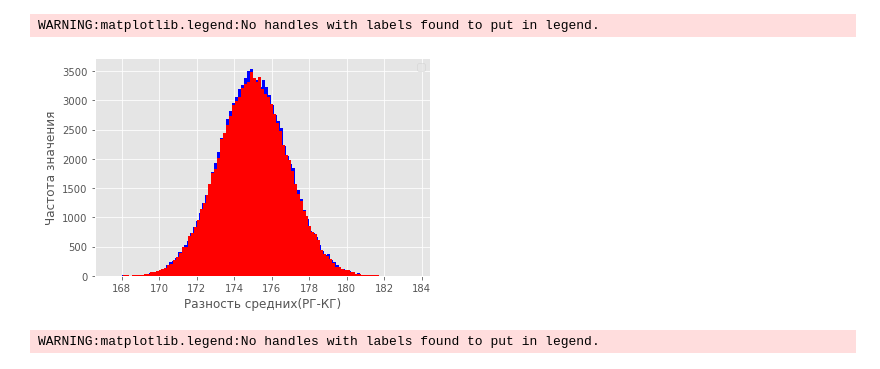
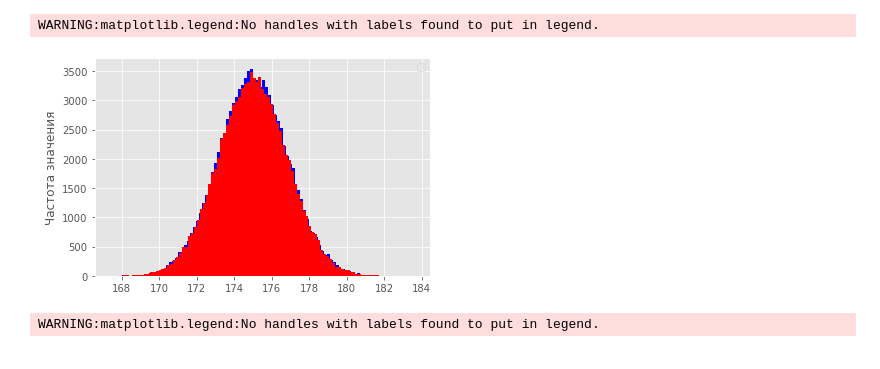
Before and after one commit to educauchy/abacus, a Jupyter notebook: notebooks/cuped_demo.ipynb, the cells around one changed output. Cells and saved outputs as stored; diff of their text form; code cells hidden in the pictures.

```diff
--- a/notebooks/cuped_demo.ipynb
+++ b/notebooks/cuped_demo.ipynb
@@ -49,17 +45,16 @@ ab_test1 = ab_test.cuped()
 # %%
 import matplotlib.pyplot as plt
 
 plt.hist(ab_test1.params.data_params.treatment, bins = 100, color="blue")
 plt.hist(ab_test1.params.data_params.control, bins=100, color="red")
 
 plt.style.use('ggplot')
-plt.xlabel('Разность средних(РГ-КГ)')
 plt.ylabel('Частота значения')
 plt.legend(loc='upper right')
 plt.show()
 # %% [output]
 WARNING:matplotlib.legend:No handles with labels found to put in legend.
-[figure, old version]
+[figure, new version]
 # %%
 df[ab_test.params.data_params.target].where(df[ab_test.params.data_params.group_col]=='A', #applied where cond is False
                                         df[ab_test.params.data_params.target]*1.001,
```
Also changed, not shown: parts of 5 cells of this notebook.
